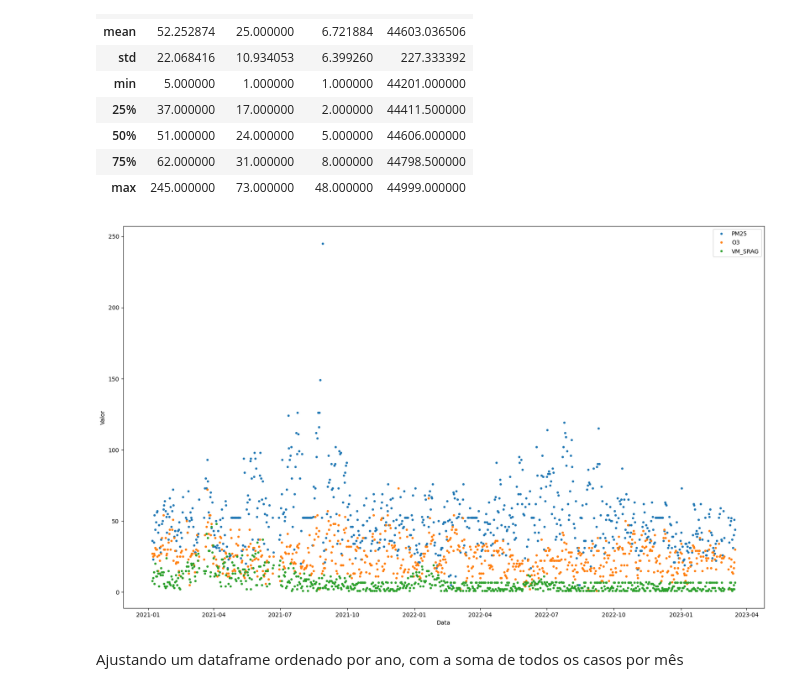
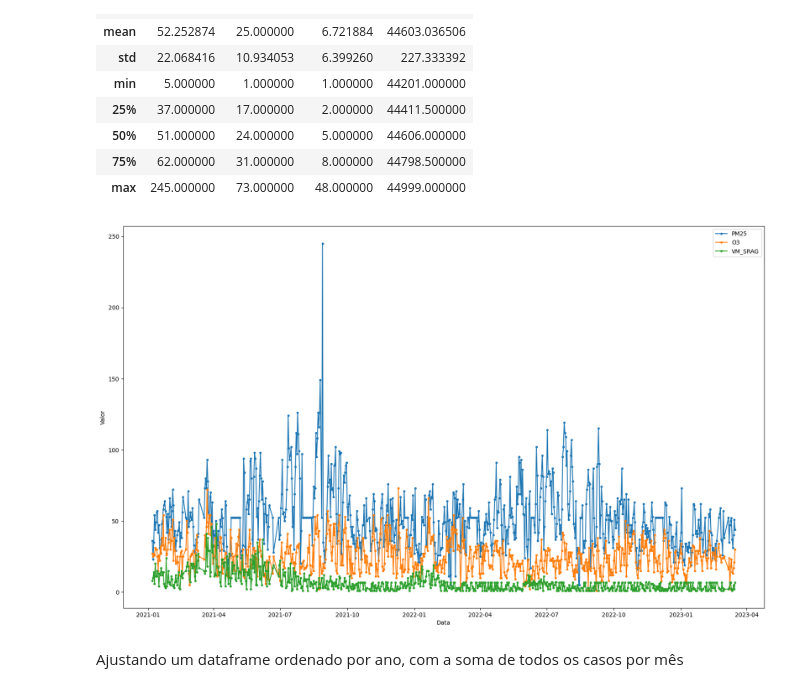
Before and after one commit to SilvioCesarTeixeira/PJI4_RandomForest, a Jupyter notebook: RandomForest_PJI4.ipynb, the cells around one changed output. Drawn from its saved outputs; the diff is of its cells as text; code cells hidden in the pictures.

```diff
--- a/RandomForest_PJI4.ipynb
+++ b/RandomForest_PJI4.ipynb
@@ -281,15 +281,15 @@ df_PM25 = df_base.groupby([df_base['Data'].dt.year, df_base['Data'].dt.month, df
 df_O3 = df_base.groupby([df_base['Data'].dt.year, df_base['Data'].dt.month, df_base['Data'].dt.day])['O3'].sum()
 # %%
 plt.figure(figsize=(20, 12))
-plt.plot(df_base['Data'], df_base['PM25'], label='PM25', marker='.', linestyle='None')
-plt.plot(df_base['Data'], df_base['O3'], label='O3', marker='.', linestyle='None')
-plt.plot(df_base['Data'], df_base['VM_SRAG'], label='VM_SRAG', marker='.', linestyle='None')
+plt.plot(df_base['Data'], df_base['PM25'], label='PM25', marker='.')
+plt.plot(df_base['Data'], df_base['O3'], label='O3', marker='.')
+plt.plot(df_base['Data'], df_base['VM_SRAG'], label='VM_SRAG', marker='.')
 plt.xlabel('Data')
 plt.ylabel('Valor')
 plt.legend()
 plt.show()
 # %% [output]
-[figure, old version]
+[figure, new version]
 # %% [markdown]
 Ajustando um dataframe ordenado por ano, com a soma de todos os casos por mês
 # %%
```
Also changed, not shown: parts of 6 cells of this notebook.
